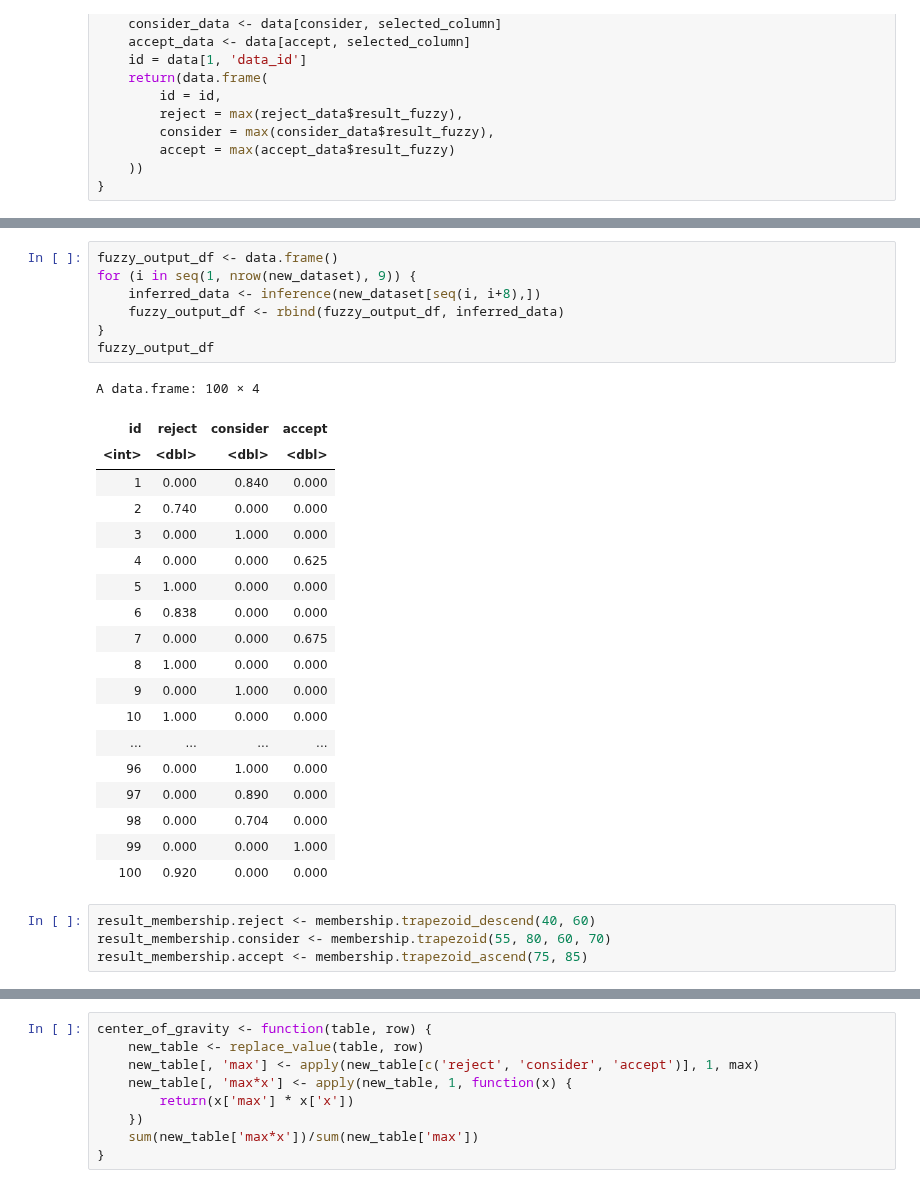
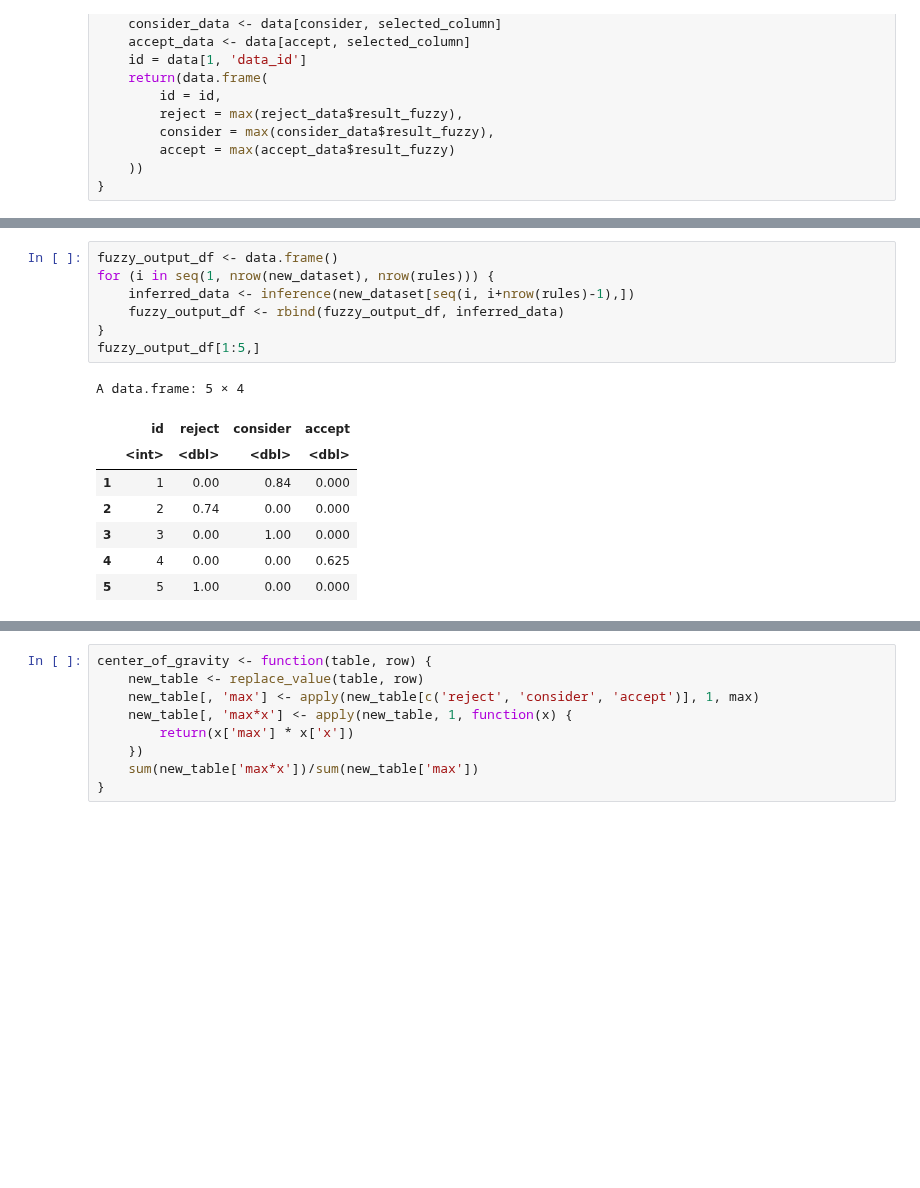
Before and after one commit to zaRizk7/fuzzy-logic, a Jupyter notebook: fuzzy-logic.ipynb, the cells around one changed output, grey strips where cells are left out. Saved outputs shown, nothing was run; the diff lists cells and outputs as text; blank space fills up the shorter version.

```diff
--- a/fuzzy-logic.ipynb
+++ b/fuzzy-logic.ipynb
@@ -215,31 +338,16 @@ inference <- function(data) {
 # %%
 fuzzy_output_df <- data.frame()
-for (i in seq(1, nrow(new_dataset), 9)) {
-    inferred_data <- inference(new_dataset[seq(i, i+8),])
+for (i in seq(1, nrow(new_dataset), nrow(rules))) {
+    inferred_data <- inference(new_dataset[seq(i, i+nrow(rules)-1),])
     fuzzy_output_df <- rbind(fuzzy_output_df, inferred_data)
 }
-fuzzy_output_df
+fuzzy_output_df[1:5,]
 # %% [output]
-A data.frame: 100 × 4
+A data.frame: 5 × 4
-| id | reject | consider | accept |
-| <int> | <dbl> | <dbl> | <dbl> |
-| 1 | 0.000 | 0.840 | 0.000 |
-| 2 | 0.740 | 0.000 | 0.000 |
-| 3 | 0.000 | 1.000 | 0.000 |
-| 4 | 0.000 | 0.000 | 0.625 |
-| 5 | 1.000 | 0.000 | 0.000 |
-| 6 | 0.838 | 0.000 | 0.000 |
-| 7 | 0.000 | 0.000 | 0.675 |
-| 8 | 1.000 | 0.000 | 0.000 |
-| 9 | 0.000 | 1.000 | 0.000 |
-| 10 | 1.000 | 0.000 | 0.000 |
-| ... | ... | ... | ... |
-| 96 | 0.000 | 1.000 | 0.000 |
-| 97 | 0.000 | 0.890 | 0.000 |
-| 98 | 0.000 | 0.704 | 0.000 |
-| 99 | 0.000 | 0.000 | 1.000 |
-| 100 | 0.920 | 0.000 | 0.000 |
+|  | id | reject | consider | accept |
+|  | <int> | <dbl> | <dbl> | <dbl> |
+| 1 | 1 | 0.00 | 0.84 | 0.000 |
+| 2 | 2 | 0.74 | 0.00 | 0.000 |
+| 3 | 3 | 0.00 | 1.00 | 0.000 |
+| 4 | 4 | 0.00 | 0.00 | 0.625 |
+| 5 | 5 | 1.00 | 0.00 | 0.000 |
-# %%
-result_membership.reject <- membership.trapezoid_descend(40, 60)
-result_membership.consider <- membership.trapezoid(55, 80, 60, 70)
-result_membership.accept <- membership.trapezoid_ascend(75, 85)
```
Also changed, not shown: parts of 39 cells of this notebook, 4 other files.
